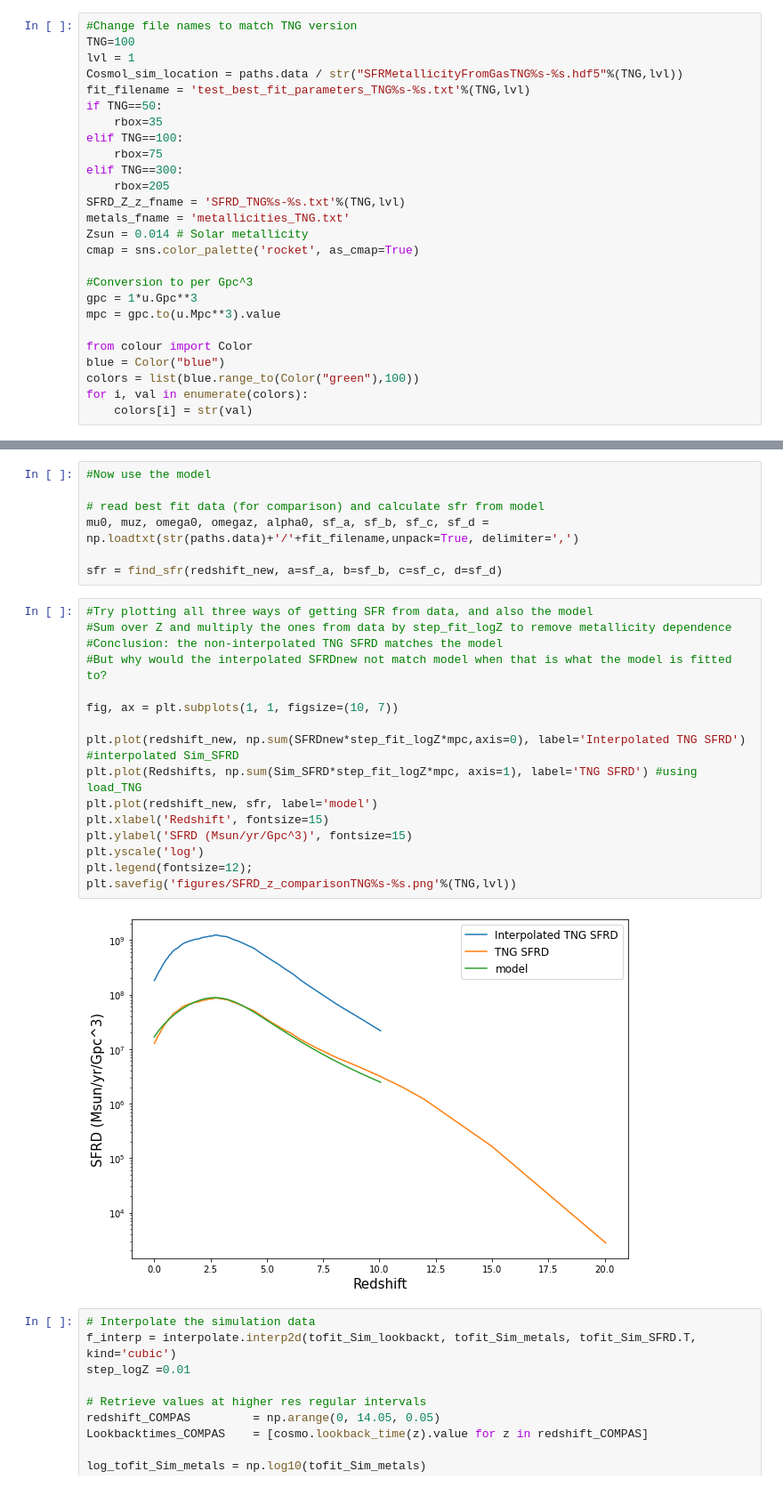
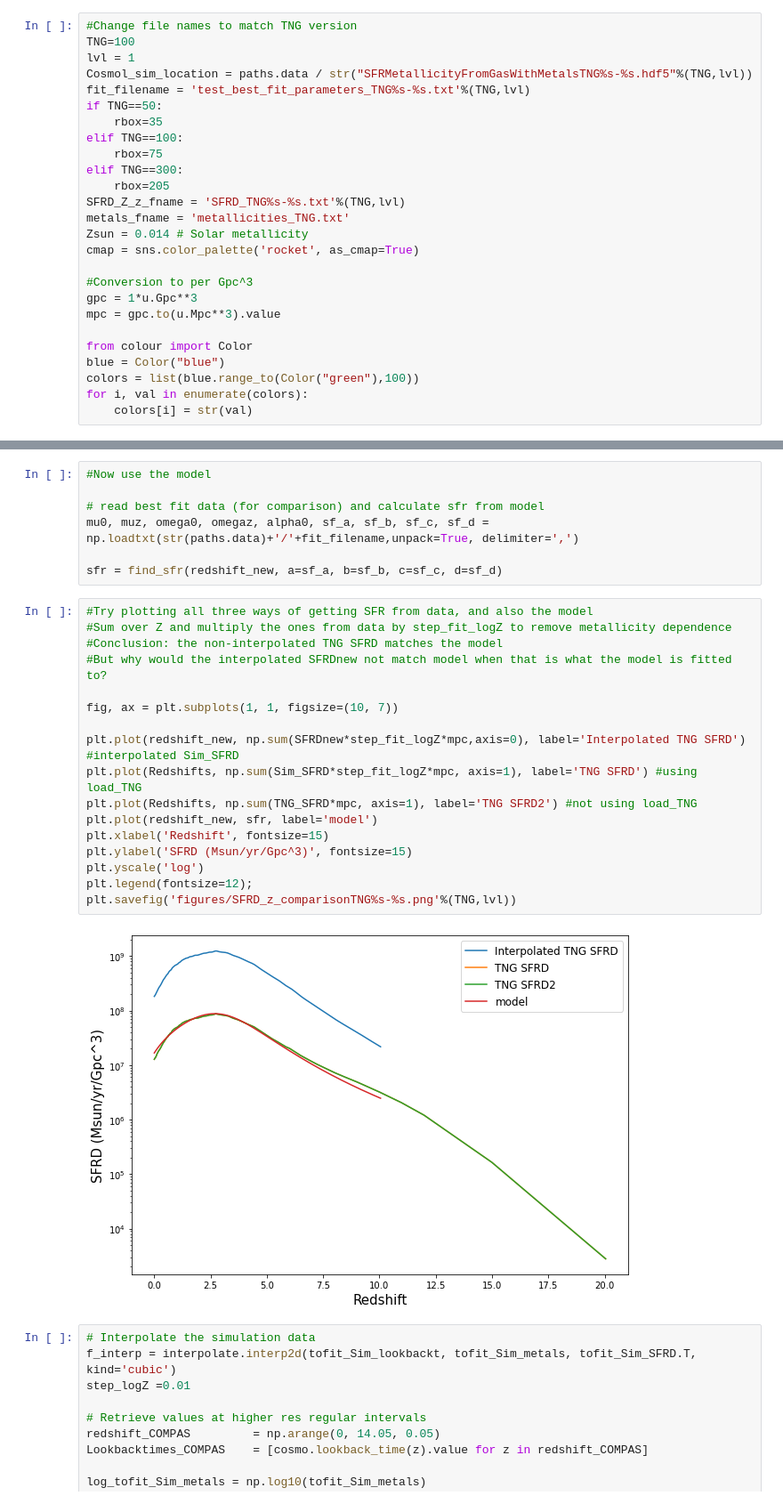
Before and after one commit to sashalvna/Fit_SFRD_TNG, a Jupyter notebook: TNG_data_for_cosmic_integration.ipynb, the cells around one changed output, grey strips where cells are left out. Shown at 89% size. Saved outputs shown, nothing was run; the diff lists cells and outputs as text.

```diff
--- a/TNG_data_for_cosmic_integration.ipynb
+++ b/TNG_data_for_cosmic_integration.ipynb
@@ -33,7 +33,7 @@ import ReadFitData as read
 #Change file names to match TNG version
 TNG=100
 lvl = 1
-Cosmol_sim_location = paths.data / str("SFRMetallicityFromGasTNG%s-%s.hdf5"%(TNG,lvl))
+Cosmol_sim_location = paths.data / str("SFRMetallicityFromGasWithMetalsTNG%s-%s.hdf5"%(TNG,lvl))
 fit_filename = 'test_best_fit_parameters_TNG%s-%s.txt'%(TNG,lvl)
 if TNG==50:
     rbox=35
@@ -165,21 +156,22 @@ sfr = find_sfr(redshift_new, a=sf_a, b=sf_b, c=sf_c, d=sf_d)
 # %%
 #Try plotting all three ways of getting SFR from data, and also the model
 #Sum over Z and multiply the ones from data by step_fit_logZ to remove metallicity dependence
 #Conclusion: the non-interpolated TNG SFRD matches the model
 #But why would the interpolated SFRDnew not match model when that is what the model is fitted to?
 
 fig, ax = plt.subplots(1, 1, figsize=(10, 7))
 
 plt.plot(redshift_new, np.sum(SFRDnew*step_fit_logZ*mpc,axis=0), label='Interpolated TNG SFRD') #interpolated Sim_SFRD
 plt.plot(Redshifts, np.sum(Sim_SFRD*step_fit_logZ*mpc, axis=1), label='TNG SFRD') #using load_TNG
+plt.plot(Redshifts, np.sum(TNG_SFRD*mpc, axis=1), label='TNG SFRD2') #not using load_TNG
 plt.plot(redshift_new, sfr, label='model')
 plt.xlabel('Redshift', fontsize=15)
 plt.ylabel('SFRD (Msun/yr/Gpc^3)', fontsize=15)
 plt.yscale('log')
 plt.legend(fontsize=12);
 plt.savefig('figures/SFRD_z_comparisonTNG%s-%s.png'%(TNG,lvl))
 # %% [output]
-[figure, old version]
+[figure, new version]
 # %%
 # Interpolate the simulation data
 f_interp = interpolate.interp2d(tofit_Sim_lookbackt, tofit_Sim_metals, tofit_Sim_SFRD.T, kind='cubic')
```
Also changed, not shown: parts of 6 cells of this notebook, 4 other files.
